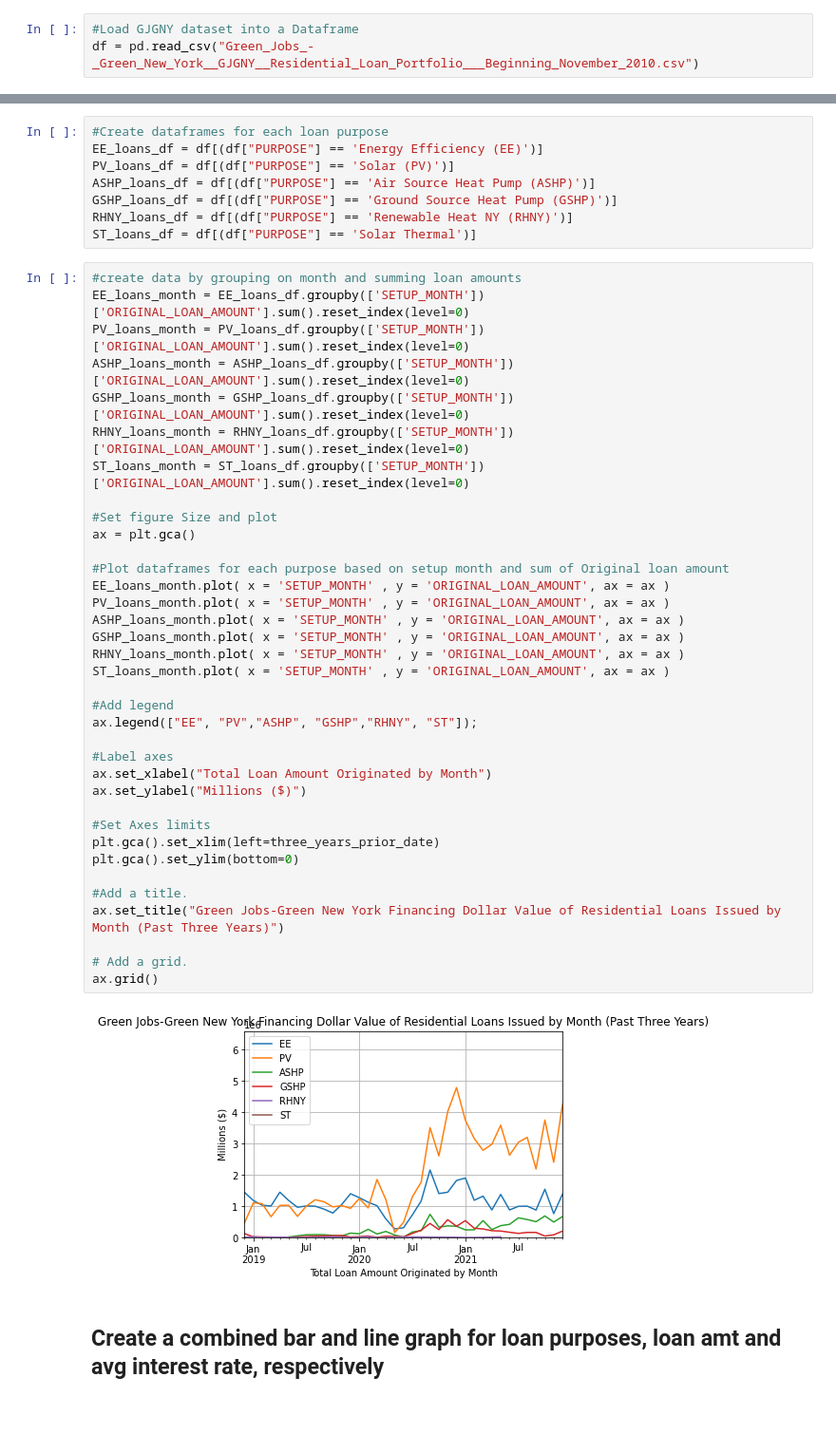
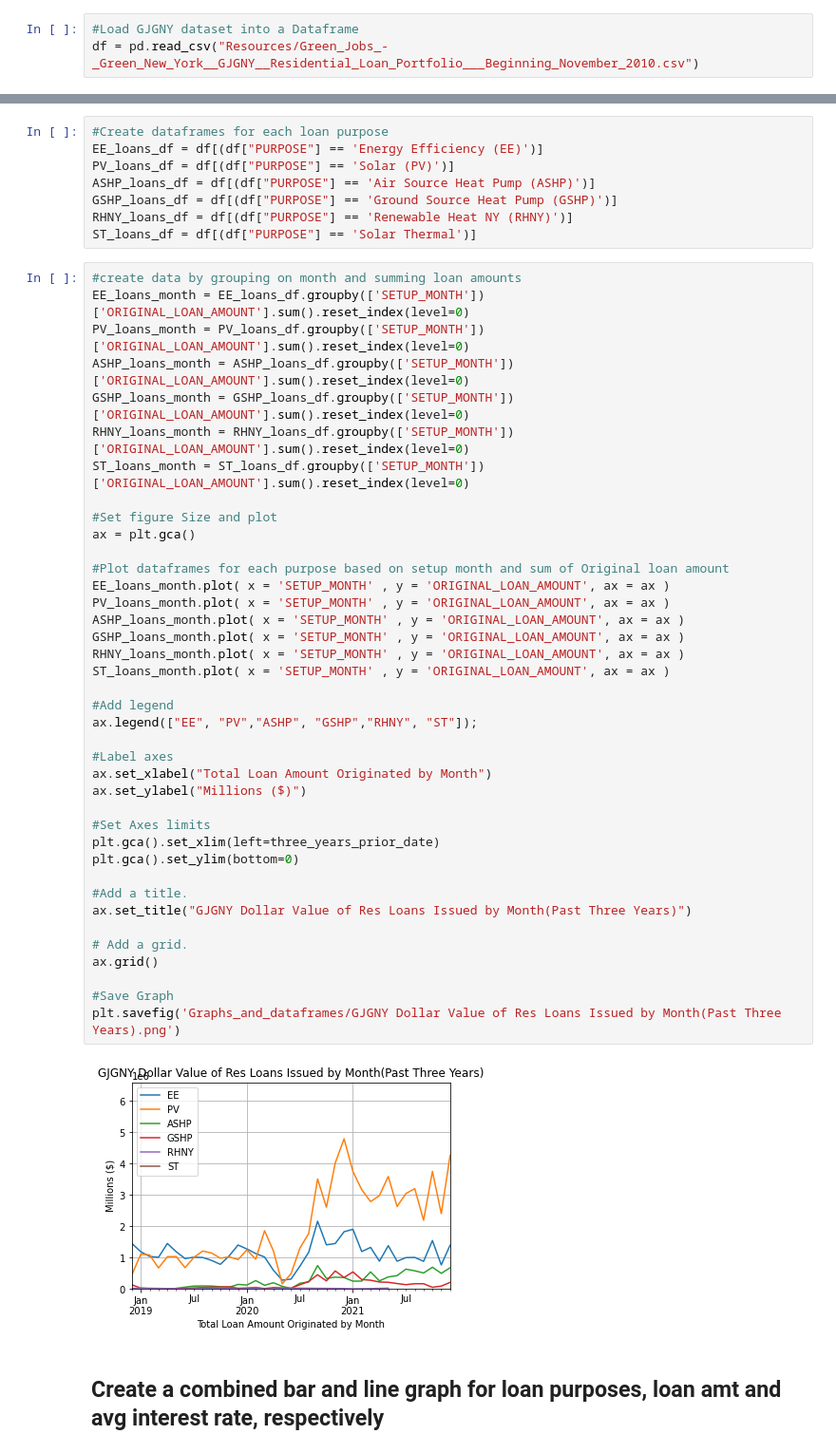
Before and after one commit to jlixander/GJGNY_Analysis, a Jupyter notebook: GJGNY_Analysis.ipynb, the cells around one changed output, grey strips where cells are left out. Shown at 95% size. Cells and saved outputs as stored; diff of their text form; blank space fills up the shorter version.

```diff
--- a/GJGNY_Analysis.ipynb
+++ b/GJGNY_Analysis.ipynb
@@ -15,7 +16,7 @@ import seaborn as sns
 %matplotlib inline
 # %%
 #Load GJGNY dataset into a Dataframe
-df = pd.read_csv("Green_Jobs_-_Green_New_York__GJGNY__Residential_Loan_Portfolio___Beginning_November_2010.csv")
+df = pd.read_csv("Resources/Green_Jobs_-_Green_New_York__GJGNY__Residential_Loan_Portfolio___Beginning_November_2010.csv")
 # %%
 #Format column headers to snake case and upper case
 df.columns = df.columns.str.replace(' ', '_')
@@ -118,35 +120,38 @@ GSHP_loans_month = GSHP_loans_df.groupby(['SETUP_MONTH'])['ORIGINAL_LOAN_AMOUNT'
 RHNY_loans_month = RHNY_loans_df.groupby(['SETUP_MONTH'])['ORIGINAL_LOAN_AMOUNT'].sum().reset_index(level=0)
 ST_loans_month = ST_loans_df.groupby(['SETUP_MONTH'])['ORIGINAL_LOAN_AMOUNT'].sum().reset_index(level=0)
 
 #Set figure Size and plot
 ax = plt.gca()
 
 #Plot dataframes for each purpose based on setup month and sum of Original loan amount
 EE_loans_month.plot( x = 'SETUP_MONTH' , y = 'ORIGINAL_LOAN_AMOUNT', ax = ax )
 PV_loans_month.plot( x = 'SETUP_MONTH' , y = 'ORIGINAL_LOAN_AMOUNT', ax = ax )
 ASHP_loans_month.plot( x = 'SETUP_MONTH' , y = 'ORIGINAL_LOAN_AMOUNT', ax = ax )
 GSHP_loans_month.plot( x = 'SETUP_MONTH' , y = 'ORIGINAL_LOAN_AMOUNT', ax = ax )
 RHNY_loans_month.plot( x = 'SETUP_MONTH' , y = 'ORIGINAL_LOAN_AMOUNT', ax = ax )
 ST_loans_month.plot( x = 'SETUP_MONTH' , y = 'ORIGINAL_LOAN_AMOUNT', ax = ax )
 
 #Add legend
 ax.legend(["EE", "PV","ASHP", "GSHP","RHNY", "ST"]);
 
 #Label axes
 ax.set_xlabel("Total Loan Amount Originated by Month")
 ax.set_ylabel("Millions ($)")
 
 #Set Axes limits
 plt.gca().set_xlim(left=three_years_prior_date)
 plt.gca().set_ylim(bottom=0)
 
 #Add a title.
-ax.set_title("Green Jobs-Green New York Financing Dollar Value of Residential Loans Issued by Month (Past Three Years)")
+ax.set_title("GJGNY Dollar Value of Res Loans Issued by Month(Past Three Years)")
 
 # Add a grid.
 ax.grid()
+
+#Save Graph
+plt.savefig('Graphs_and_dataframes/GJGNY Dollar Value of Res Loans Issued by Month(Past Three Years).png')
 # %% [output]
-[figure, old version]
+[figure, new version]
 # %% [markdown]
 ## Create a combined  bar and line graph for loan purposes, loan amt and avg interest rate, respectively
 # %%
```
Also changed, not shown: parts of 47 cells of this notebook.
